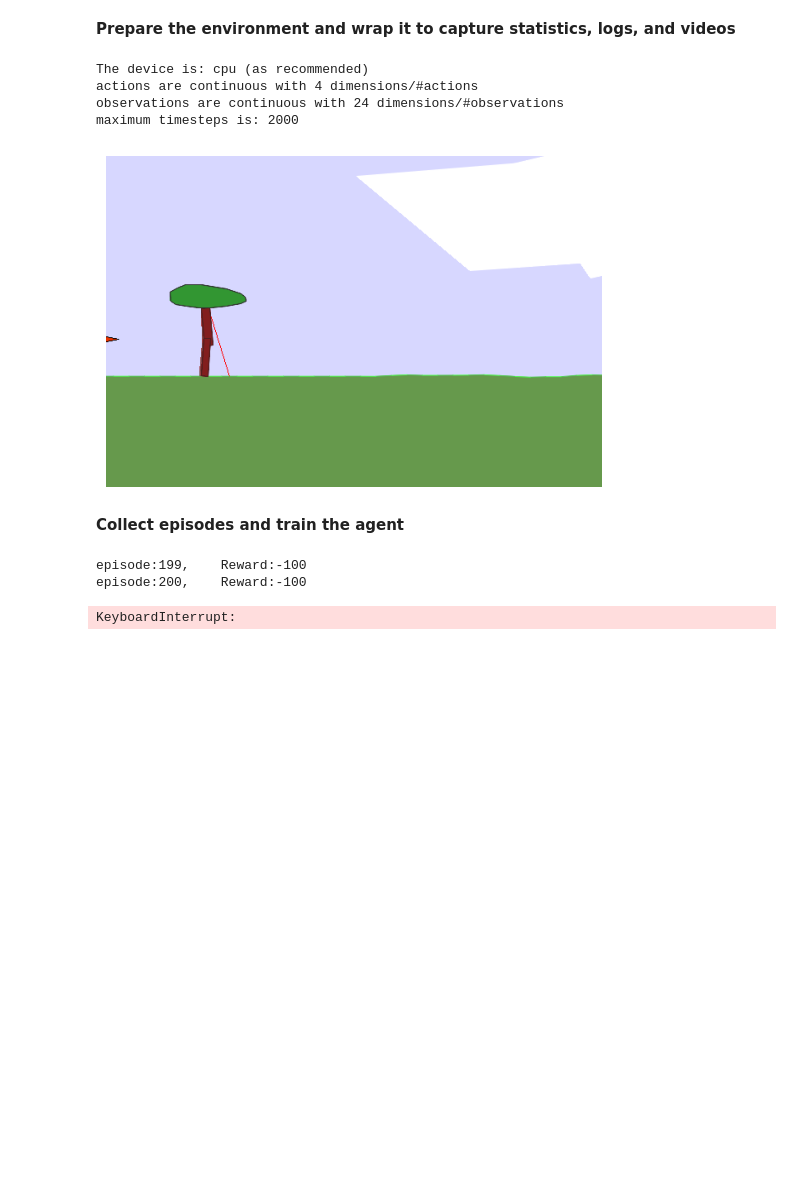
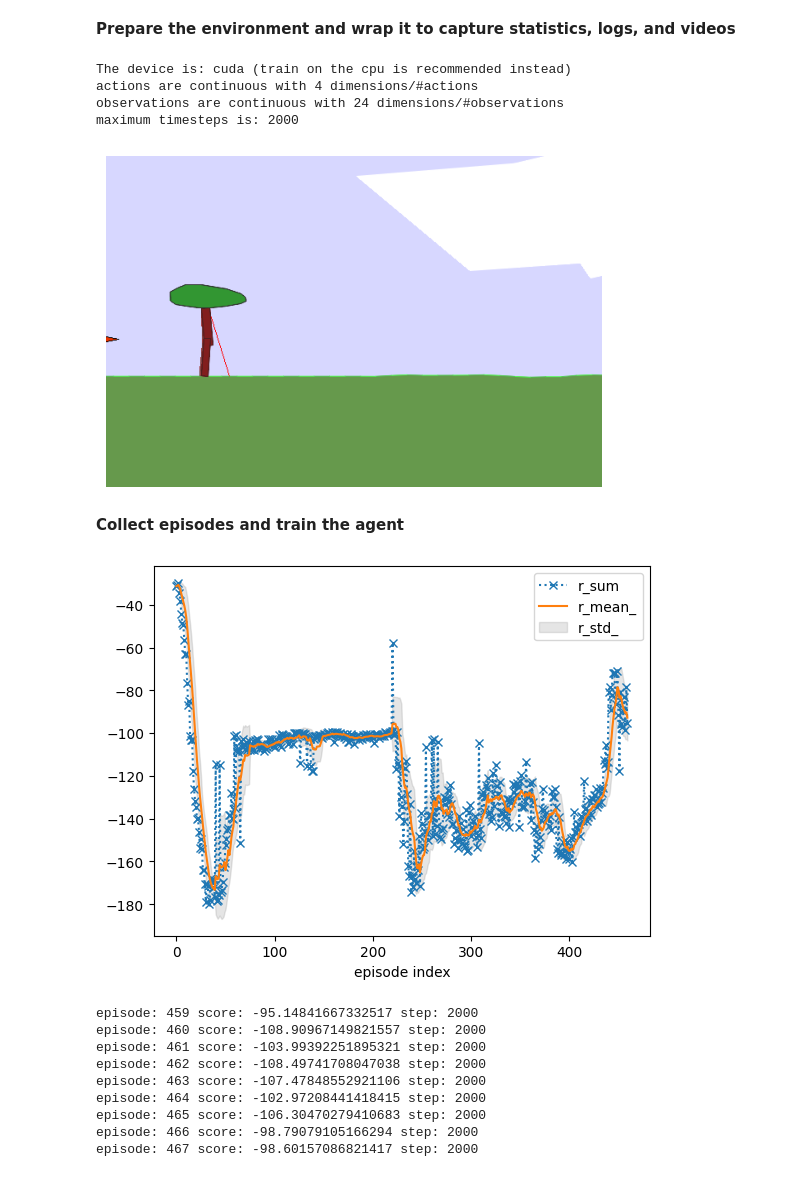
Before and after one commit to CanicThus/durham, a Jupyter notebook: courseWork/mwvy59-agent-code.ipynb, the cells around one changed output. Saved outputs shown, nothing was run; the diff lists cells and outputs as text; code cells hidden in the pictures; blank space fills up the shorter version.

```diff
--- a/courseWork/mwvy59-agent-code.ipynb
+++ b/courseWork/mwvy59-agent-code.ipynb
@@ -295,12 +297,12 @@ env = rld.Recorder(
     smoothing=10,                       # track rolling averages (useful for plotting)
     video=True,                         # enable recording videos
     video_folder=f"{folder_prefix}_videos",              # folder for videos
-    video_prefix=f"mwvy59-agent-video{hard_mode_text}",  # prefix for videos (replace xxxx00 with your username)
+    video_prefix=f"mwvy59-agent-video",  # prefix for videos (replace xxxx00 with your username)
     logs=True,                          # keep logs
 )
 
 # training on CPU recommended
-rld.check_device()
+# rld.check_device()
 
 # environment info
 rld.env_info(env, print_out=True)
@@ -309,7 +311,7 @@ rld.env_info(env, print_out=True)
 env.reset(seed=42)
 rld.render(env)
 # %% [output]
-The device is: cpu (as recommended)
+The device is: cuda (train on the cpu is recommended instead)
 actions are continuous with 4 dimensions/#actions
 observations are continuous with 24 dimensions/#observations
 maximum timesteps is: 2000
@@ -326,7 +328,7 @@ discrete_act, discrete_obs, act_dim, obs_dim = rld.env_info(env)
 state_dim = env.observation_space.shape[0]
 action_dim = env.action_space.shape[0]
 max_action = float(env.action_space.high[0])
-expl_noise = 0.25
+expl_noise = 0.3
 print('  state_dim:', state_dim, '  action_dim:', action_dim, '  max_a:', max_action, '  min_a:', env.action_space.low[0])
 kwargs = {
     "env_with_Dead": env_with_Dead,
@@ -340,7 +342,7 @@ kwargs = {
     "Q_batchsize": 256,
     "num_quantiles" : 25,
     "num_critics" : 5,
-    "drop_quantiles" : 40,
+    "drop_quantiles" : 25,
     "dropout_rate" : 0.01,
 }
 max_episodes = 1000
@@ -366,7 +368,7 @@ for episode in range(max_episodes):
     env.video = episode % 100 == 0  # record videos every 100 episodes (set BEFORE calling reset!)
 
     # reset for new episode
-    state, info = env.reset()
+    state, info = env.reset(seed=42)
 
     # run episode
     ep_r = 0
@@ -387,38 +389,43 @@ for episode in range(max_episodes):
         # remember
         if reward <= -100:
             replay_buffer.add(state, action, -100, observation, True)
         else:
             replay_buffer.add(state, action, reward, observation, False)
 
         # check whether done
         done = terminated or truncated
         state = observation
         ep_r += reward
 
         # train the agent after each step
         if replay_buffer.size > 2000:
-            UTDratio = 2
-            K = steps * UTDratio
+            UTDratio = 5
             for i in range(UTDratio):
                 # k 代表在该 episode 中当前的累计更新次数
-                current_k = (steps - 1) * UTDratio + (i + 1)
-                agent.train(replay_buffer, k=current_k, K=K)
+                agent.train(replay_buffer)
 
     # track and plot statistics
     tracker.track(info)
     if (episode + 1) % 10 == 0:
         tracker.plot(r_mean_=True, r_std_=True, r_sum=dict(linestyle=':', marker='x'))
     print('episode:', episode, 'score:', ep_r, 'step:', steps)
 
     if int(ep_r) > save_score:
         agent.save(os.path.join(save_path, f"{episode}-{ep_r}.pth"))
         save_score = int(ep_r)
 # don't forget to close environment (e.g. triggers last video save)
 env.close()
 
 # write log file (for coursework)
-env.write_log(folder="logs", file=f"mwvy59-agent-log.txt{hard_mode_text}")  # replace xxxx00 with your username
+env.write_log(folder="logs", file=f"mwvy59-agent-log.txt")  # replace xxxx00 with your username
 # %% [output]
+[figure, added]
-episode:199,    Reward:-100
-episode:200,    Reward:-100
+episode: 459 score: -95.14841667332517 step: 2000
+episode: 460 score: -108.90967149821557 step: 2000
+episode: 461 score: -103.99392251895321 step: 2000
+episode: 462 score: -108.49741708047038 step: 2000
+episode: 463 score: -107.47848552921106 step: 2000
+episode: 464 score: -102.97208441418415 step: 2000
+episode: 465 score: -106.30470279410683 step: 2000
+episode: 466 score: -98.79079105166294 step: 2000
+episode: 467 score: -98.60157086821417 step: 2000
-KeyboardInterrupt:
```
Also changed, not shown: parts of 1 cell of this notebook, 2 other files.
